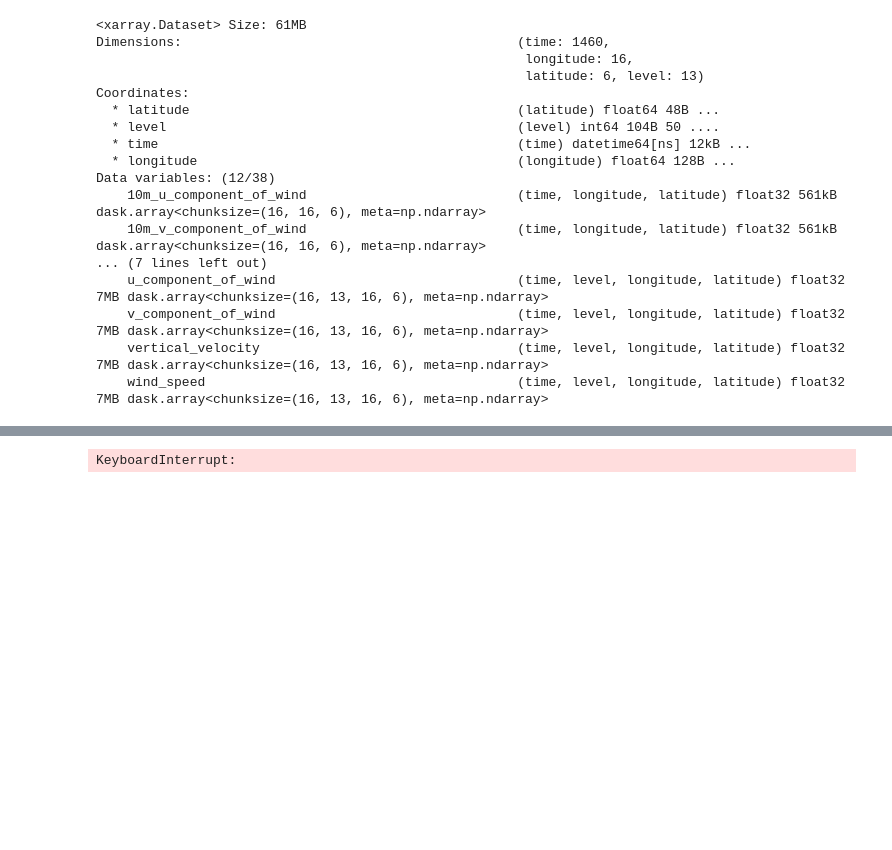
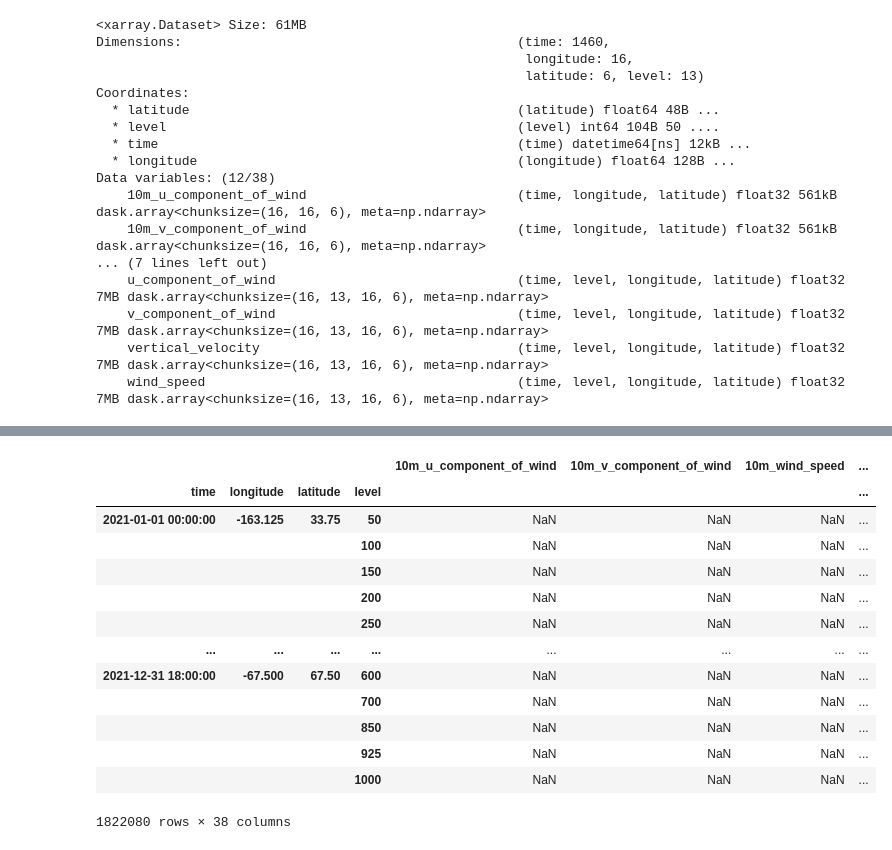
Before and after one commit to arrdel/power-outage-prediction, a Jupyter notebook: src/era5.ipynb, the cells around one changed output, grey strips where cells are left out. Drawn from its saved outputs; the diff is of its cells as text; code cells hidden in the pictures; blank space fills up the shorter version.

```diff
--- a/src/era5.ipynb
+++ b/src/era5.ipynb
@@ -155,14 +189,0 @@ state_weather["Georgia"].to_dataframe().reset_index()
-# %%
-
-
-# example.apply(lambda row: Point(row['lon'], row['lat']))
-df = df.to_dataframe()
-lon_lat_df = df.index.to_frame(index=False)[['lon', 'lat']].drop_duplicates()
-lon_lat_df['lon_fixed'] = lon_lat_df['lon'].apply(lambda x: x - 360 if x > 180 else x)
-lon_lat_df['geometry'] = lon_lat_df.apply(lambda row: Point(row['lon_fixed'], row['lat']), axis=1)
-gdf_points = gpd.GeoDataFrame(lon_lat_df, geometry='geometry',crs='EPSG:4326' )
-counties = load_counties().to_crs('EPSG:4326')
-ax = gdf_points["geometry"].plot()
-counties.plot(ax=ax)
-# %% [output]
-KeyboardInterrupt:
@@ -285,0 +190,17 @@ interpolated_df.to_parquet("../data/county_data2",compression="gzip", engine="py
+# %%
+filtered_ds.to_dataframe()
+# %% [output]
+|  |  |  |  | 10m_u_component_of_wind | 10m_v_component_of_wind | 10m_wind_speed | ... |
+| time | longitude | latitude | level |  |  |  | ... |
+| 2021-01-01 00:00:00 | -163.125 | 33.75 | 50 | NaN | NaN | NaN | ... |
+|  |  |  | 100 | NaN | NaN | NaN | ... |
+|  |  |  | 150 | NaN | NaN | NaN | ... |
+|  |  |  | 200 | NaN | NaN | NaN | ... |
+|  |  |  | 250 | NaN | NaN | NaN | ... |
+| ... | ... | ... | ... | ... | ... | ... | ... |
+| 2021-12-31 18:00:00 | -67.500 | 67.50 | 600 | NaN | NaN | NaN | ... |
+|  |  |  | 700 | NaN | NaN | NaN | ... |
+|  |  |  | 850 | NaN | NaN | NaN | ... |
+|  |  |  | 925 | NaN | NaN | NaN | ... |
+|  |  |  | 1000 | NaN | NaN | NaN | ... |
+1822080 rows × 38 columns
```
Also changed, not shown: parts of 13 cells of this notebook.
